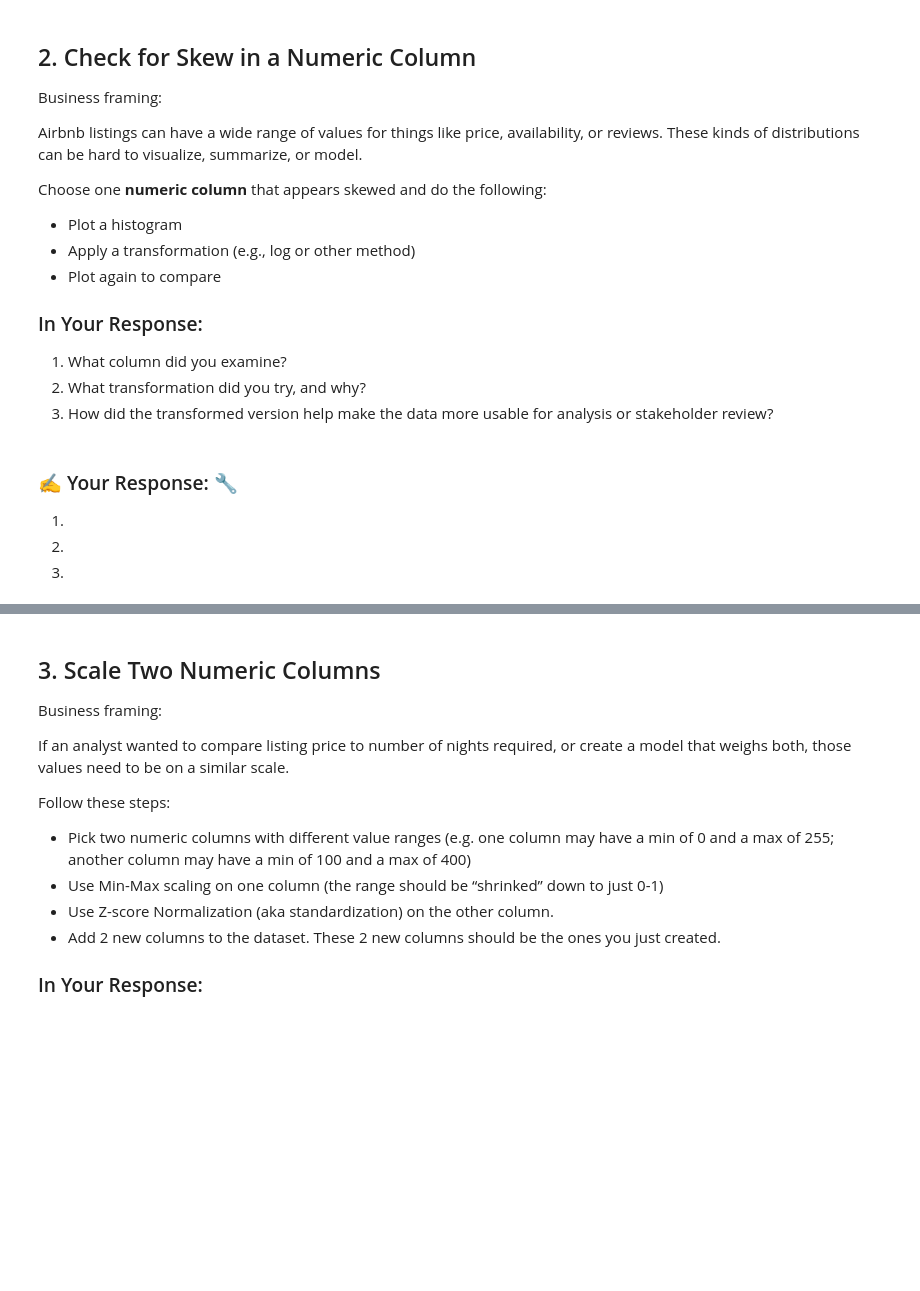
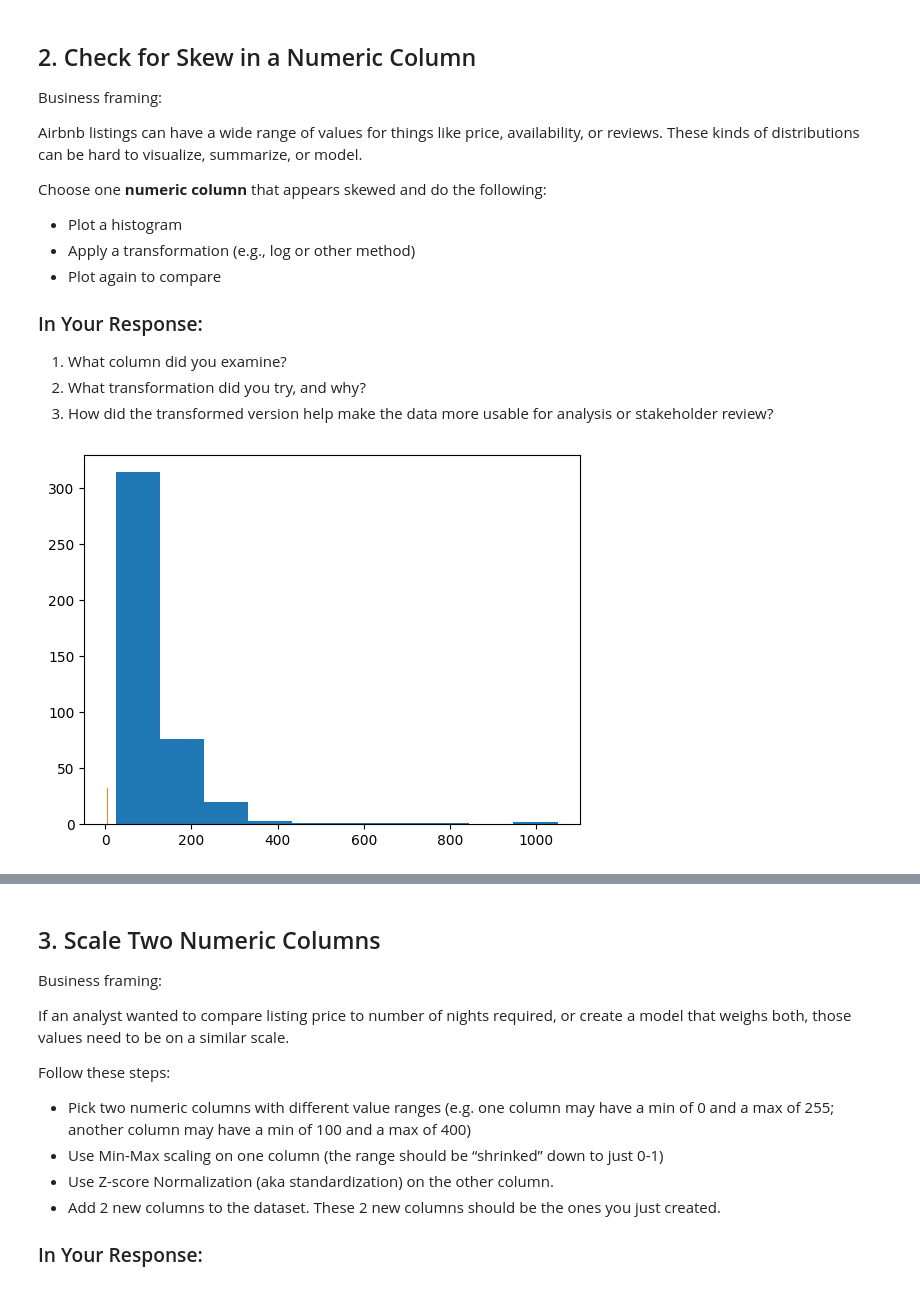
Before and after one commit to u1344368/IS4487, a Jupyter notebook: Assignments/assignment_07_data_transformation.ipynb, the cells around one changed output, grey strips where cells are left out. Drawn from its saved outputs; the diff is of its cells as text; code cells hidden in the pictures; blank space fills up the shorter version.

```diff
--- a/Assignments/assignment_07_data_transformation.ipynb
+++ b/Assignments/assignment_07_data_transformation.ipynb
@@ -52,0 +46,8 @@ Before getting started, make sure you import the libraries you'll need for this
+# %%
+# Add code here 🔧
+import pandas as pd
+import numpy as np
+import matplotlib.pyplot as plt
+import seaborn as sns
+df = pd.read_csv('cleaned_airbnb_data.csv')
+df.describe()
@@ -72,7 +82,7 @@ Choose one **numeric column** that appears skewed and do the following:
-# %% [markdown]
-### ✍️ Your Response: 🔧
-1.
-
-2.
-
-3.
+# %%
+# Add code here 🔧
+plt.hist(df['price'])
+plt.hist(np.log(df['price']))
+plt.show()
+# %% [output]
+[figure, added]
```
Also changed, not shown: parts of 20 cells of this notebook.
